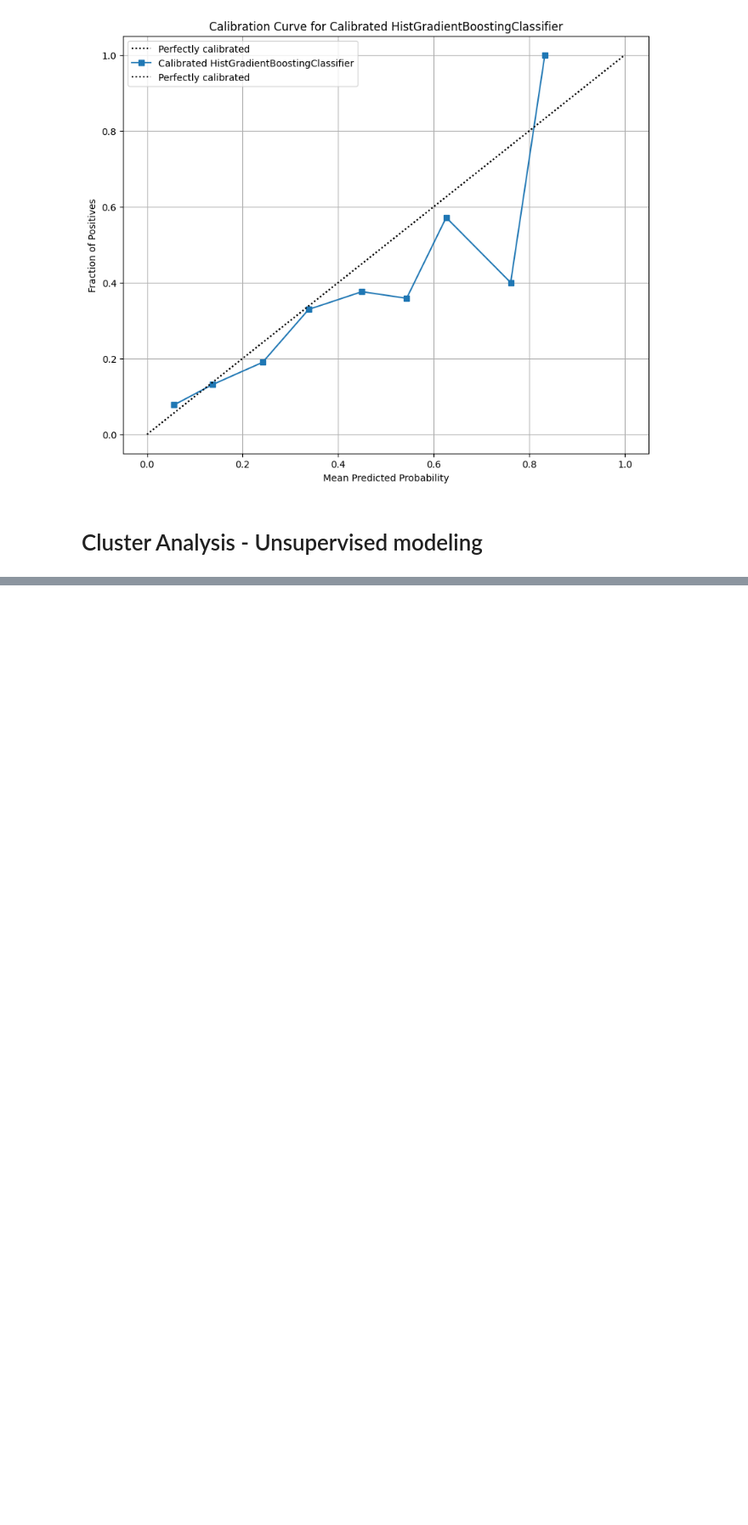
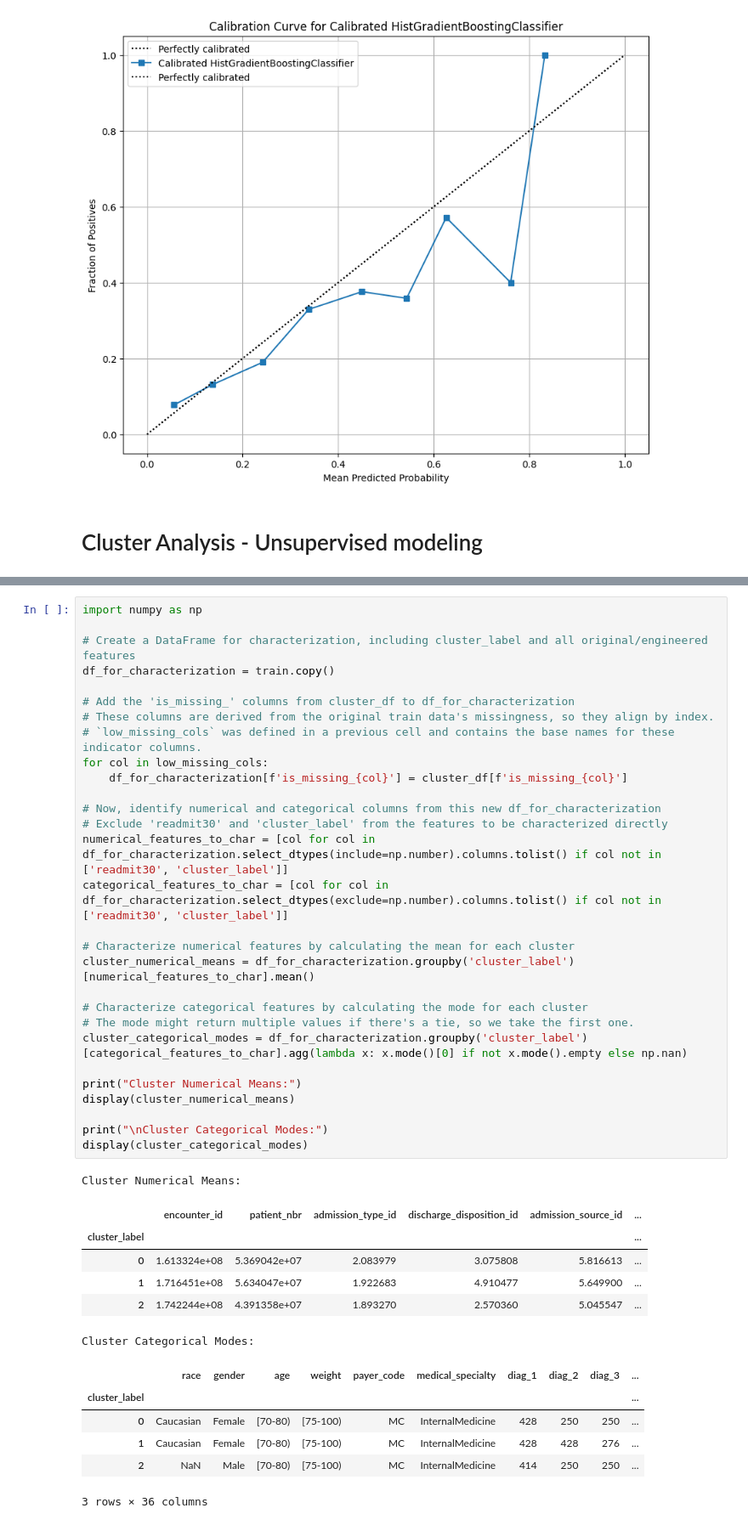
Before and after one commit to joezein71/AIHC-5010-Winter-2026, a Jupyter notebook: 20260122_assignment1_colab_workflow_zein.ipynb, the cells around one changed output, grey strips where cells are left out. Shown at 85% size. Saved outputs shown, nothing was run; the diff lists cells and outputs as text; blank space fills up the shorter version.

```diff
--- a/20260122_assignment1_colab_workflow_zein.ipynb
+++ b/20260122_assignment1_colab_workflow_zein.ipynb
@@ -2479,0 +2781,43 @@ plt.show()
+# %%
+import numpy as np
+
+# Create a DataFrame for characterization, including cluster_label and all original/engineered features
+df_for_characterization = train.copy()
+
+# Add the 'is_missing_' columns from cluster_df to df_for_characterization
+# These columns are derived from the original train data's missingness, so they align by index.
+# `low_missing_cols` was defined in a previous cell and contains the base names for these indicator columns.
+for col in low_missing_cols:
+    df_for_characterization[f'is_missing_{col}'] = cluster_df[f'is_missing_{col}']
+
+# Now, identify numerical and categorical columns from this new df_for_characterization
+# Exclude 'readmit30' and 'cluster_label' from the features to be characterized directly
+numerical_features_to_char = [col for col in df_for_characterization.select_dtypes(include=np.number).columns.tolist() if col not in ['readmit30', 'cluster_label']]
+categorical_features_to_char = [col for col in df_for_characterization.select_dtypes(exclude=np.number).columns.tolist() if col not in ['readmit30', 'cluster_label']]
+
+# Characterize numerical features by calculating the mean for each cluster
+cluster_numerical_means = df_for_characterization.groupby('cluster_label')[numerical_features_to_char].mean()
+
+# Characterize categorical features by calculating the mode for each cluster
+# The mode might return multiple values if there's a tie, so we take the first one.
+cluster_categorical_modes = df_for_characterization.groupby('cluster_label')[categorical_features_to_char].agg(lambda x: x.mode()[0] if not x.mode().empty else np.nan)
+
+print("Cluster Numerical Means:")
+display(cluster_numerical_means)
+
+print("\nCluster Categorical Modes:")
+display(cluster_categorical_modes)
+# %% [output]
+Cluster Numerical Means:
+|  | encounter_id | patient_nbr | admission_type_id | discharge_disposition_id | admission_source_id | ... |
+| cluster_label |  |  |  |  |  | ... |
+| 0 | 1.613324e+08 | 5.369042e+07 | 2.083979 | 3.075808 | 5.816613 | ... |
+| 1 | 1.716451e+08 | 5.634047e+07 | 1.922683 | 4.910477 | 5.649900 | ... |
+| 2 | 1.742244e+08 | 4.391358e+07 | 1.893270 | 2.570360 | 5.045547 | ... |
+Cluster Categorical Modes:
+|  | race | gender | age | weight | payer_code | medical_specialty | diag_1 | diag_2 | diag_3 | ... |
+| cluster_label |  |  |  |  |  |  |  |  |  | ... |
+| 0 | Caucasian | Female | [70-80) | [75-100) | MC | InternalMedicine | 428 | 250 | 250 | ... |
+| 1 | Caucasian | Female | [70-80) | [75-100) | MC | InternalMedicine | 428 | 428 | 276 | ... |
+| 2 | NaN | Male | [70-80) | [75-100) | MC | InternalMedicine | 414 | 250 | 250 | ... |
+3 rows × 36 columns
```
Also changed, not shown: parts of 43 cells of this notebook.
